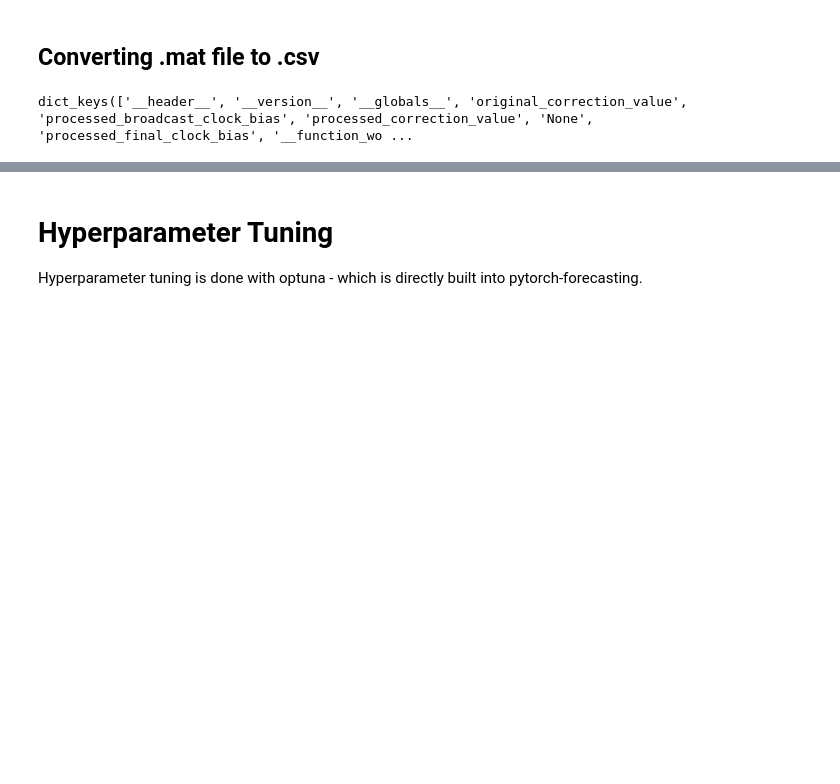
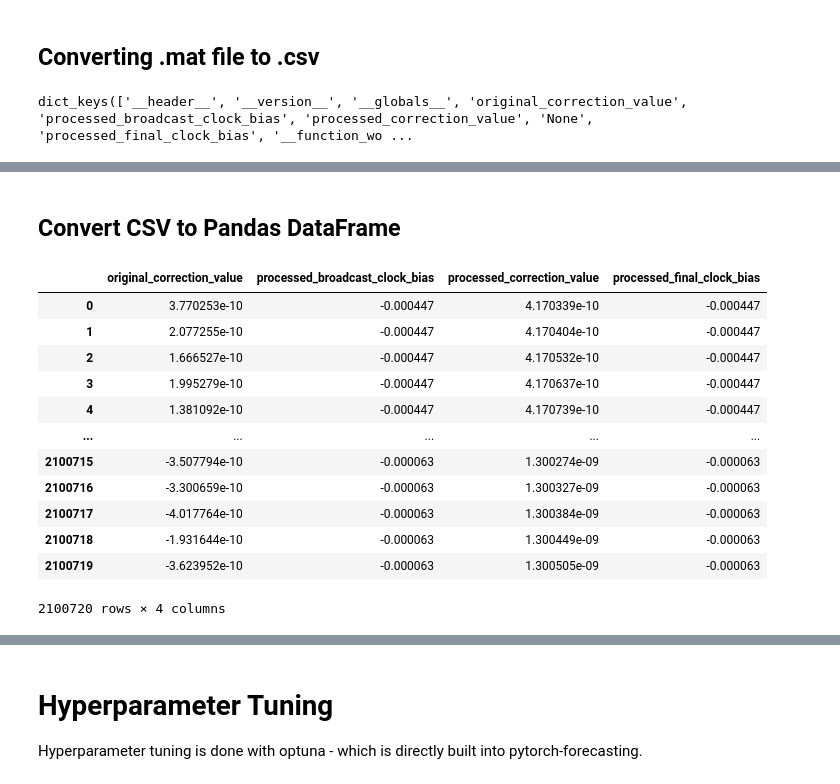
Before and after one commit to marilynbraojos/gps_clock_drift_estimation, a Jupyter notebook: transformer_stallion.ipynb, the cells around one changed output, grey strips where cells are left out. Drawn from its saved outputs; the diff is of its cells as text; code cells hidden in the pictures; blank space fills up the shorter version.

```diff
--- a/transformer_stallion.ipynb
+++ b/transformer_stallion.ipynb
@@ -115,0 +58,2 @@ data['satellite_id'] = 0
+# %% [markdown]
+## Convert CSV to Pandas DataFrame
@@ -115,0 +62,16 @@ data['satellite_id'] = 0
+# %%
+display(df)
+# %% [output]
+|  | original_correction_value | processed_broadcast_clock_bias | processed_correction_value | processed_final_clock_bias |
+| 0 | 3.770253e-10 | -0.000447 | 4.170339e-10 | -0.000447 |
+| 1 | 2.077255e-10 | -0.000447 | 4.170404e-10 | -0.000447 |
+| 2 | 1.666527e-10 | -0.000447 | 4.170532e-10 | -0.000447 |
+| 3 | 1.995279e-10 | -0.000447 | 4.170637e-10 | -0.000447 |
+| 4 | 1.381092e-10 | -0.000447 | 4.170739e-10 | -0.000447 |
+| ... | ... | ... | ... | ... |
+| 2100715 | -3.507794e-10 | -0.000063 | 1.300274e-09 | -0.000063 |
+| 2100716 | -3.300659e-10 | -0.000063 | 1.300327e-09 | -0.000063 |
+| 2100717 | -4.017764e-10 | -0.000063 | 1.300384e-09 | -0.000063 |
+| 2100718 | -1.931644e-10 | -0.000063 | 1.300449e-09 | -0.000063 |
+| 2100719 | -3.623952e-10 | -0.000063 | 1.300505e-09 | -0.000063 |
+2100720 rows × 4 columns
```
Also changed, not shown: parts of 31 cells of this notebook, 21 other files.
